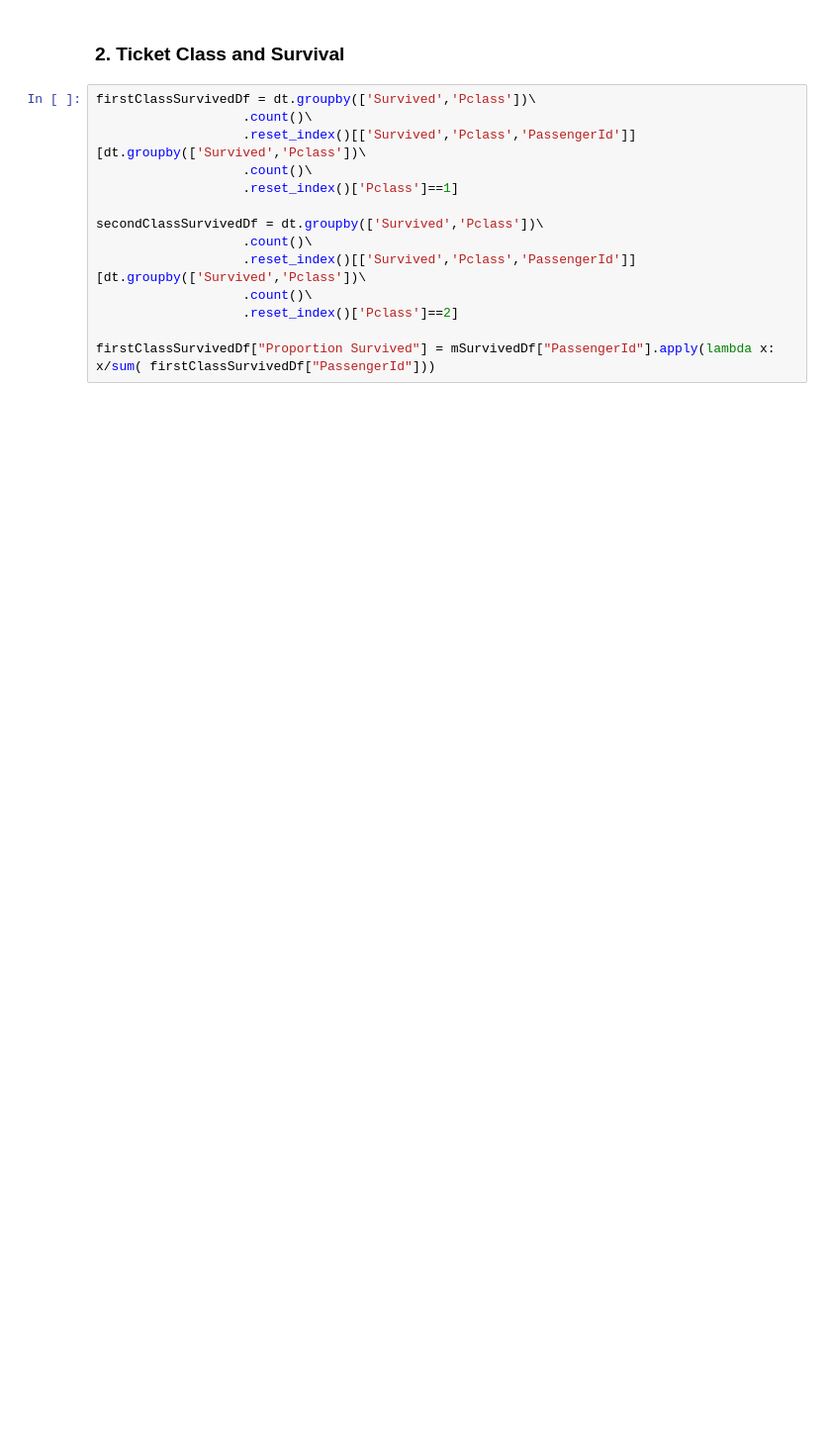
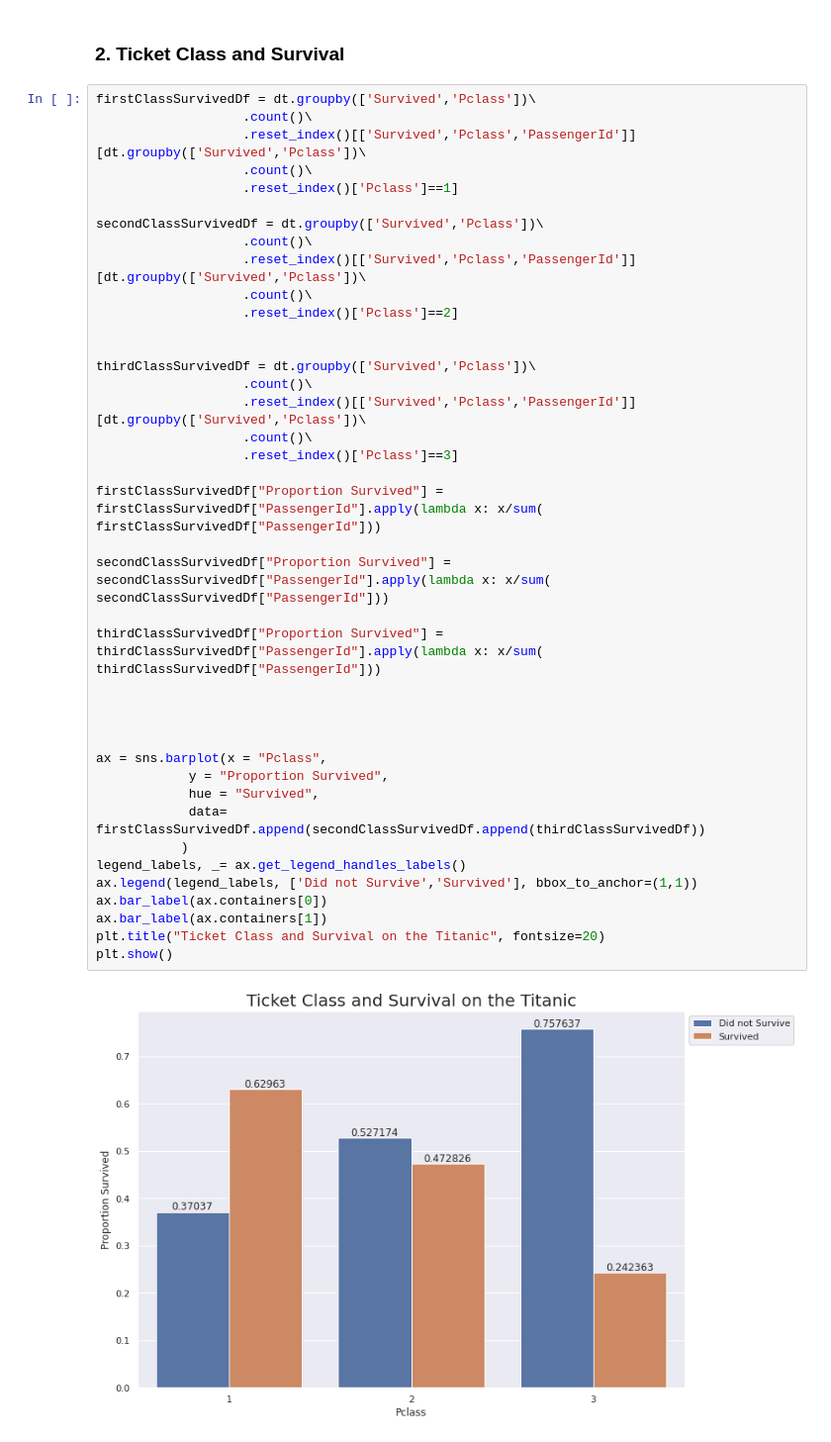
Before and after one commit to benyamindsmith/kaggle, a Jupyter notebook: another-titanic-data-analysis.ipynb, the cells around one changed output. Shown at 99% size. Cells and saved outputs as stored; diff of their text form; blank space fills up the shorter version.

Commit message:
Kaggle Notebook | Another Titanic Data Analysis | Version 5

```diff
--- a/another-titanic-data-analysis.ipynb
+++ b/another-titanic-data-analysis.ipynb
@@ -140,14 +140,42 @@ plt.show()
 # %%
 firstClassSurvivedDf = dt.groupby(['Survived','Pclass'])\
                    .count()\
                    .reset_index()[['Survived','Pclass','PassengerId']][dt.groupby(['Survived','Pclass'])\
                    .count()\
                    .reset_index()['Pclass']==1]
 
 secondClassSurvivedDf = dt.groupby(['Survived','Pclass'])\
                    .count()\
                    .reset_index()[['Survived','Pclass','PassengerId']][dt.groupby(['Survived','Pclass'])\
                    .count()\
                    .reset_index()['Pclass']==2]
 
-firstClassSurvivedDf["Proportion Survived"] = mSurvivedDf["PassengerId"].apply(lambda x: x/sum( firstClassSurvivedDf["PassengerId"]))
+
+thirdClassSurvivedDf = dt.groupby(['Survived','Pclass'])\
+                   .count()\
+                   .reset_index()[['Survived','Pclass','PassengerId']][dt.groupby(['Survived','Pclass'])\
+                   .count()\
+                   .reset_index()['Pclass']==3]
+
+firstClassSurvivedDf["Proportion Survived"] = firstClassSurvivedDf["PassengerId"].apply(lambda x: x/sum( firstClassSurvivedDf["PassengerId"]))
+
+secondClassSurvivedDf["Proportion Survived"] = secondClassSurvivedDf["PassengerId"].apply(lambda x: x/sum( secondClassSurvivedDf["PassengerId"]))
+
+thirdClassSurvivedDf["Proportion Survived"] = thirdClassSurvivedDf["PassengerId"].apply(lambda x: x/sum( thirdClassSurvivedDf["PassengerId"]))
+
+
+
+
+ax = sns.barplot(x = "Pclass",
+            y = "Proportion Survived",
+            hue = "Survived",
+            data= firstClassSurvivedDf.append(secondClassSurvivedDf.append(thirdClassSurvivedDf))
+           )
+legend_labels, _= ax.get_legend_handles_labels()
+ax.legend(legend_labels, ['Did not Survive','Survived'], bbox_to_anchor=(1,1))
+ax.bar_label(ax.containers[0])
+ax.bar_label(ax.containers[1])
+plt.title("Ticket Class and Survival on the Titanic", fontsize=20)
+plt.show()
+# %% [output]
+[figure, added]
```
